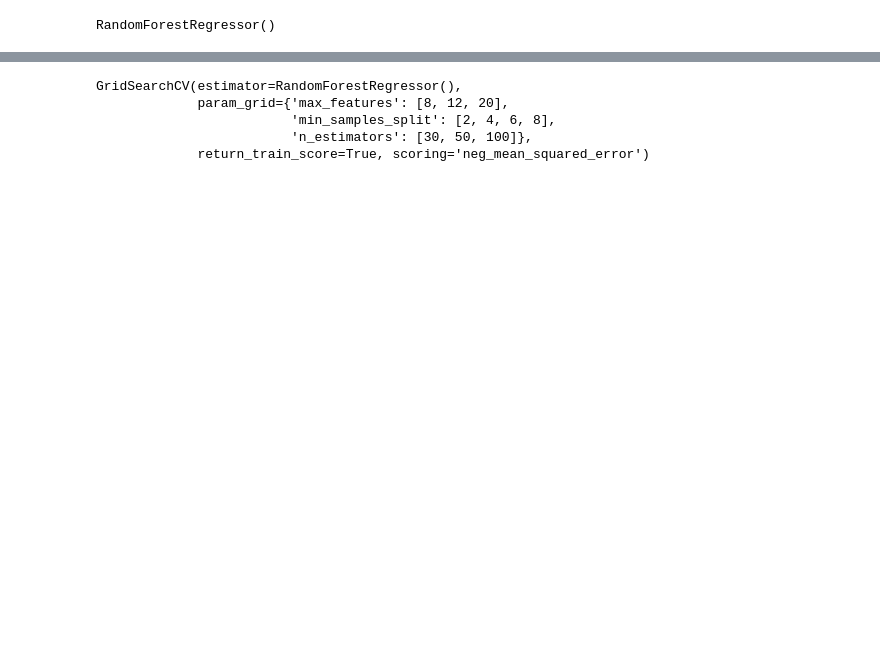
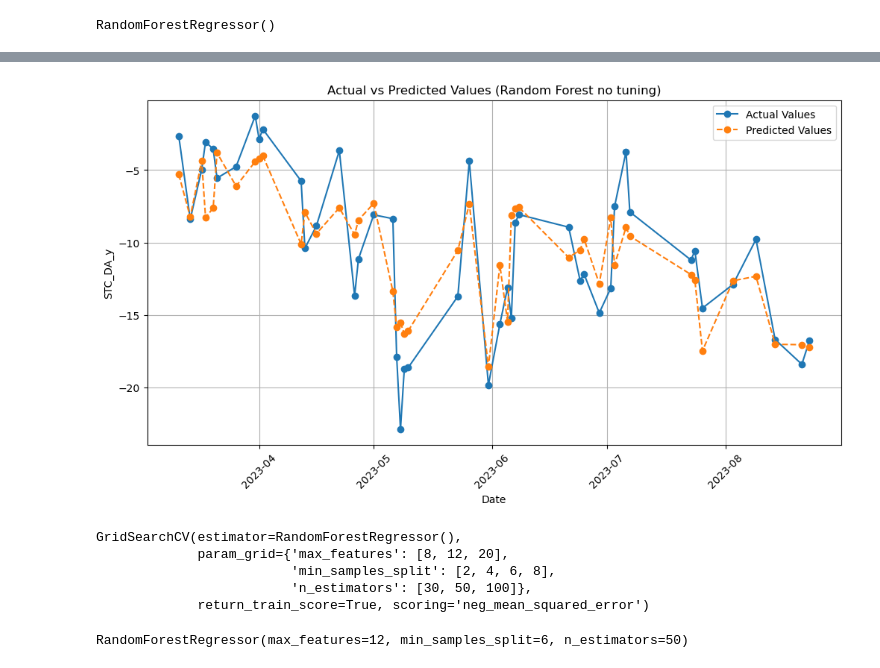
Before and after one commit to stephenxu10/PJM-Basis-Forecast, a Jupyter notebook: PJM_Forecast_Model.ipynb, the cells around one changed output, grey strips where cells are left out. Saved outputs shown, nothing was run; the diff lists cells and outputs as text; code cells hidden in the pictures; blank space fills up the shorter version.

```diff
--- a/PJM_Forecast_Model.ipynb
+++ b/PJM_Forecast_Model.ipynb
@@ -242,3 +283,9 @@ forest.score(X_test_s, y_test)
+# %%
+# Plot the predictions from the Random Forest Model (no hyperparameter tuning)
+plot_rf = plot_predictions(forest, X_test_s, y_test, "Actual vs Predicted Values (Random Forest no tuning)")
+plot_rf.show()
+# %% [output]
+[figure, added]
 # %%
 from sklearn.model_selection import GridSearchCV
 
@@ -258,6 +305,9 @@ GridSearchCV(estimator=RandomForestRegressor(),
              return_train_score=True, scoring='neg_mean_squared_error')
 # %%
 best_forest = grid_search.best_estimator_
+best_forest
+# %% [output]
+RandomForestRegressor(max_features=12, min_samples_split=6, n_estimators=50)
 # %%
 best_forest.score(X_test_s, y_test)
 # %% [output]
```
Also changed, not shown: parts of 8 cells of this notebook, 1 other file.
